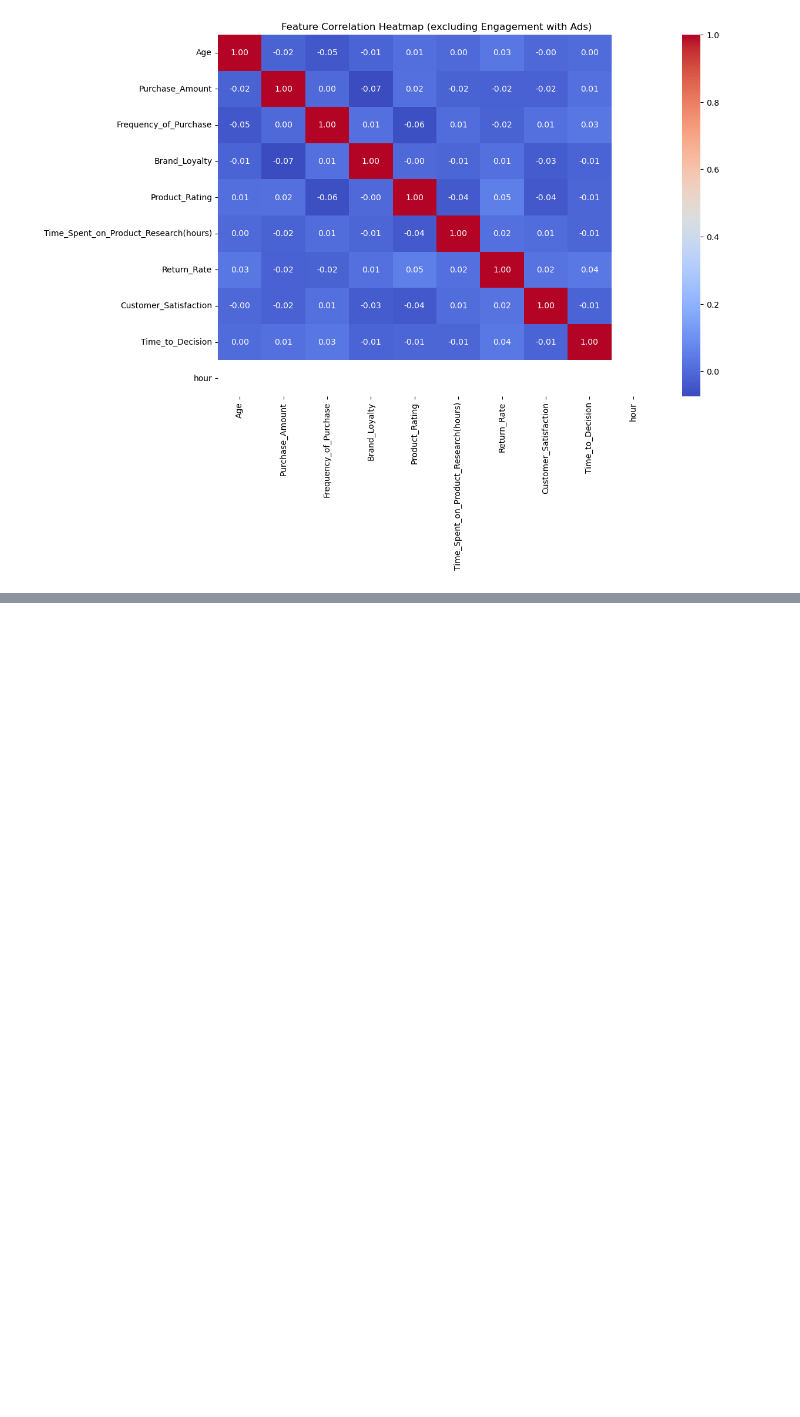
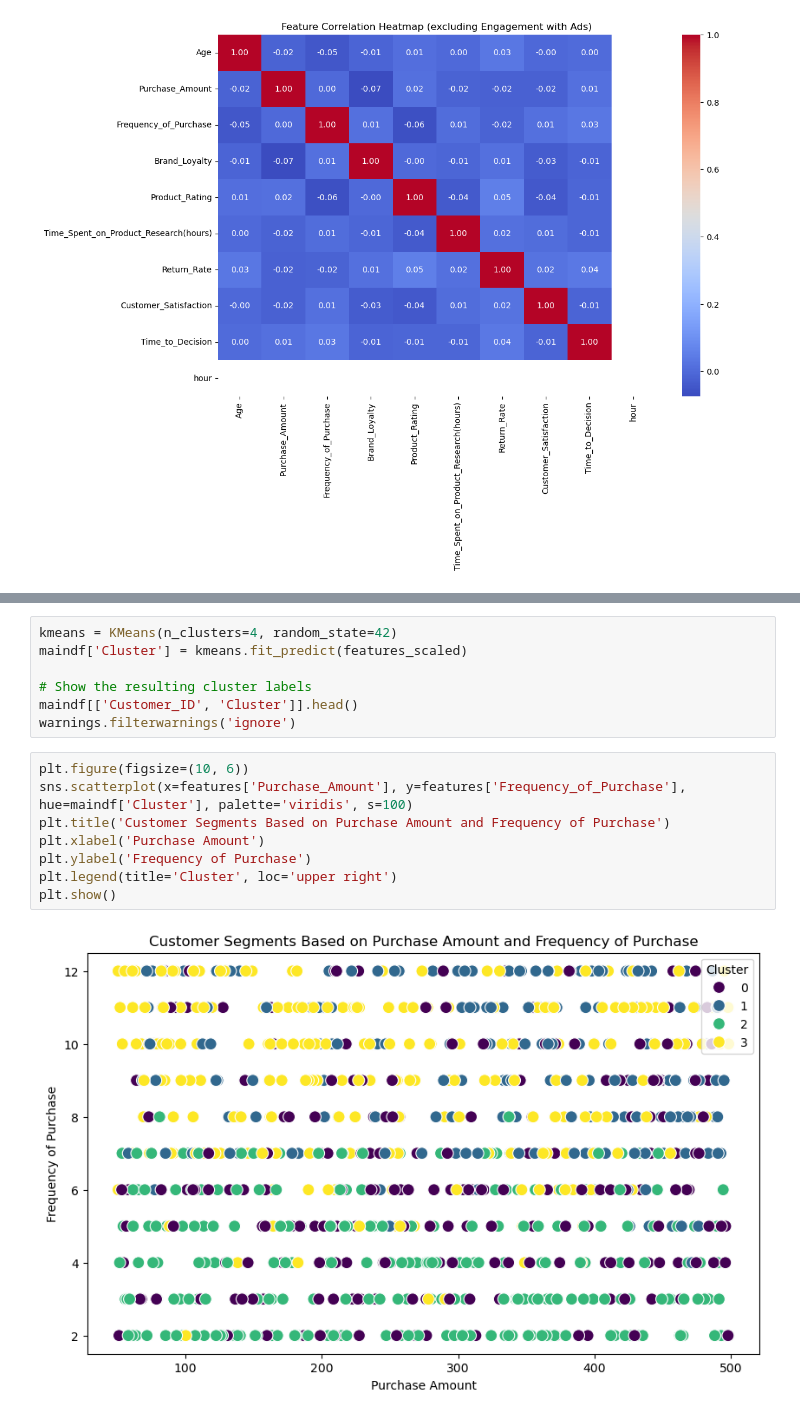
Before and after one commit to ryanrogala22/ecommerceanalysis, a Jupyter notebook: EcommeraceAnalysis.ipynb, the cells around one changed output, grey strips where cells are left out. Saved outputs shown, nothing was run; the diff lists cells and outputs as text; blank space fills up the shorter version.

```diff
--- a/EcommeraceAnalysis.ipynb
+++ b/EcommeraceAnalysis.ipynb
@@ -147,0 +173,17 @@ plt.show()
+# %%
+kmeans = KMeans(n_clusters=4, random_state=42)
+maindf['Cluster'] = kmeans.fit_predict(features_scaled)
+
+# Show the resulting cluster labels
+maindf[['Customer_ID', 'Cluster']].head()
+warnings.filterwarnings('ignore')
+# %%
+plt.figure(figsize=(10, 6))
+sns.scatterplot(x=features['Purchase_Amount'], y=features['Frequency_of_Purchase'], hue=maindf['Cluster'], palette='viridis', s=100)
+plt.title('Customer Segments Based on Purchase Amount and Frequency of Purchase')
+plt.xlabel('Purchase Amount')
+plt.ylabel('Frequency of Purchase')
+plt.legend(title='Cluster', loc='upper right')
+plt.show()
+# %% [output]
+[figure, added]
```
Also changed, not shown: parts of 8 cells of this notebook.
